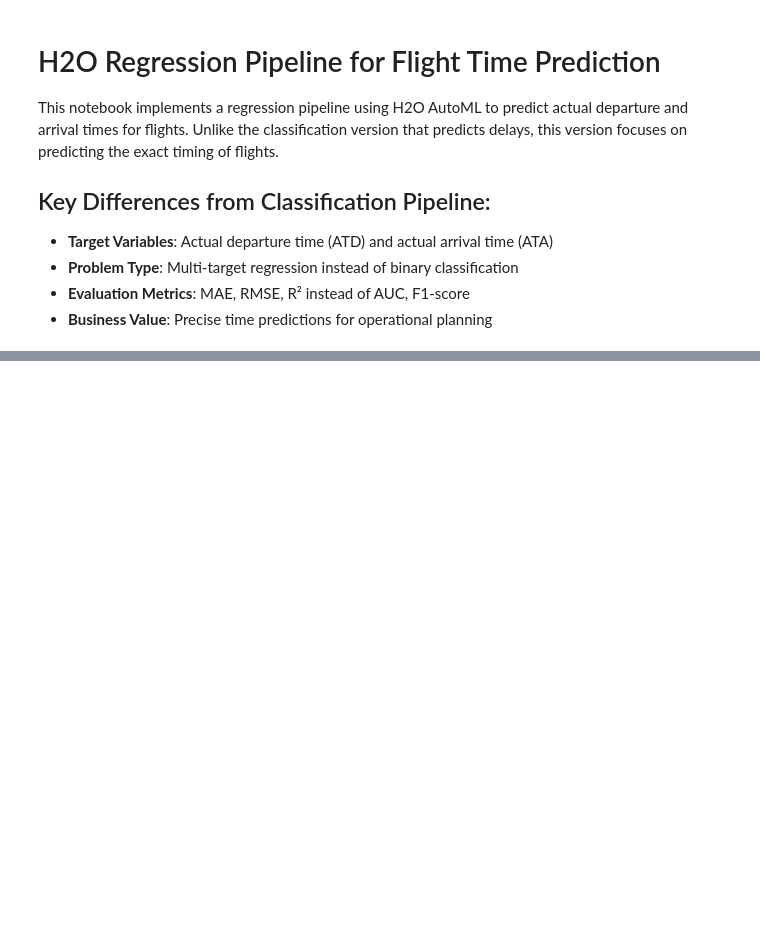
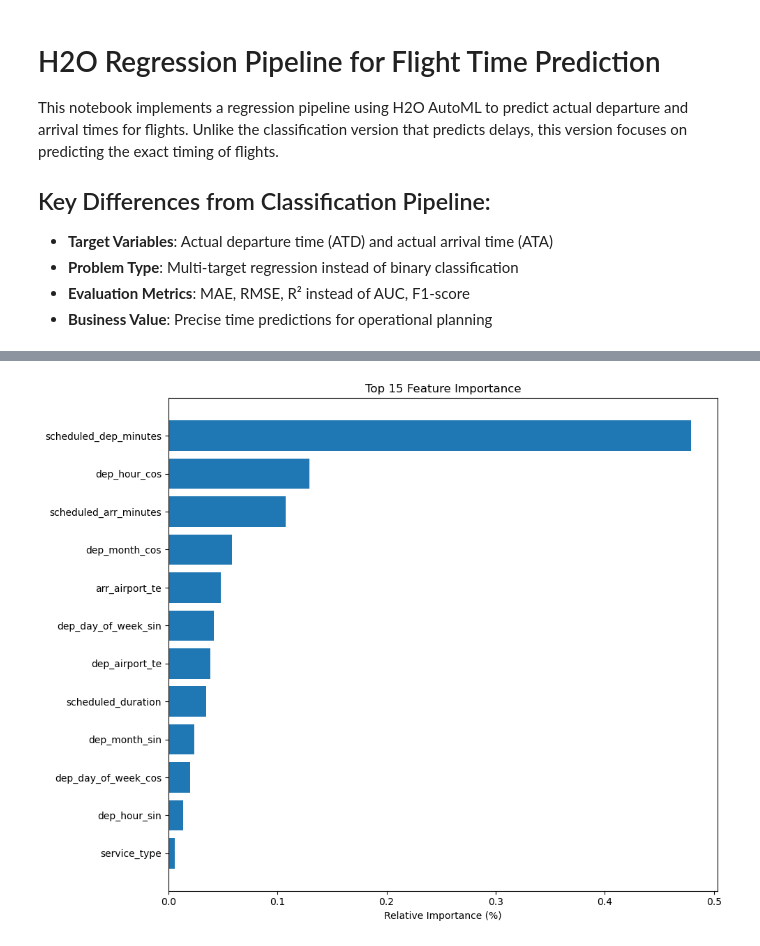
Before and after one commit to tobiasfremming/AvinorHackathon, a Jupyter notebook: prediction/h2o_regression_pipeline.ipynb, the cells around one changed output, grey strips where cells are left out. Cells and saved outputs as stored; diff of their text form; code cells hidden in the pictures; blank space fills up the shorter version.

Commit message:
feat: delay model prediction

```diff
--- a/prediction/h2o_regression_pipeline.ipynb
+++ b/prediction/h2o_regression_pipeline.ipynb
@@ -220,24 +216,6 @@ df_processed["dep_day_of_week_cos"] = np.cos(2 * np.pi * df_processed["dep_day_o
 df_processed["dep_month_sin"] = np.sin(2 * np.pi * (df_processed["dep_month"] - 1) / 12)
 df_processed["dep_month_cos"] = np.cos(2 * np.pi * (df_processed["dep_month"] - 1) / 12)
 
-# Create operational features
-df_processed["is_morning_rush"] = ((df_processed["dep_hour"] >= 6) & (df_processed["dep_hour"] <= 9)).astype(int)
-df_processed["is_evening_rush"] = ((df_processed["dep_hour"] >= 17) & (df_processed["dep_hour"] <= 20)).astype(int)
-df_processed["is_weekend"] = (df_processed["dep_day_of_week"] >= 5).astype(int)
-
-# Create season indicator
-def get_season(month):
-    if month in [12, 1, 2]:
-        return "Winter"
-    elif month in [3, 4, 5]:
-        return "Spring"
-    elif month in [6, 7, 8]:
-        return "Summer"
-    else:
-        return "Autumn"
-
-df_processed["season"] = df_processed["dep_month"].apply(get_season)
-
 print("Feature engineering completed!")
 print(f"Final processed dataset shape: {df_processed.shape}")
 # %% [output]
@@ -252,19 +230,17 @@ print("Preparing data for H2O regression...")
 # Select features for modeling
 feature_columns = [
     # Categorical features
-    "dep_airport", "arr_airport", "service_type", "season",
+    "dep_airport", "arr_airport", "service_type",
     # Primary predictors (scheduled times)
     "scheduled_dep_minutes", "scheduled_arr_minutes", "scheduled_duration",
     # Circular encoded temporal features
     "dep_hour_sin", "dep_hour_cos",
     "dep_day_of_week_sin", "dep_day_of_week_cos",
     "dep_month_sin", "dep_month_cos",
-    # Operational features
-    "is_morning_rush", "is_evening_rush", "is_weekend"
 ]
 
 # Regression targets
-target_columns = ["actual_dep_minutes", "actual_arr_minutes"]
+target_columns = ["dep_delay", "arr_delay"]
 
 print(f"Total features selected: {len(feature_columns)}")
 print(f"Regression targets: {target_columns}")
@@ -577,0 +418,16 @@ H2OResponseError: Server error java.lang.IllegalArgumentException:
+# %%
+# Plot variable importance
+plt.figure(figsize=(10, 8))
+if len(dep_varimp) > 0:
+    top_features = dep_varimp.head(15)
+    plt.barh(range(len(top_features)), top_features["percentage"])
+    plt.yticks(range(len(top_features)), top_features["variable"])
+    plt.xlabel("Relative Importance (%)")
+    plt.title("Top 15 Feature Importance")
+    plt.gca().invert_yaxis()
+    plt.tight_layout()
+    plt.show()
+else:
+    print("No variable importance data available")
+# %% [output]
+[figure, added]
```
Also changed, not shown: parts of 18 cells of this notebook.
